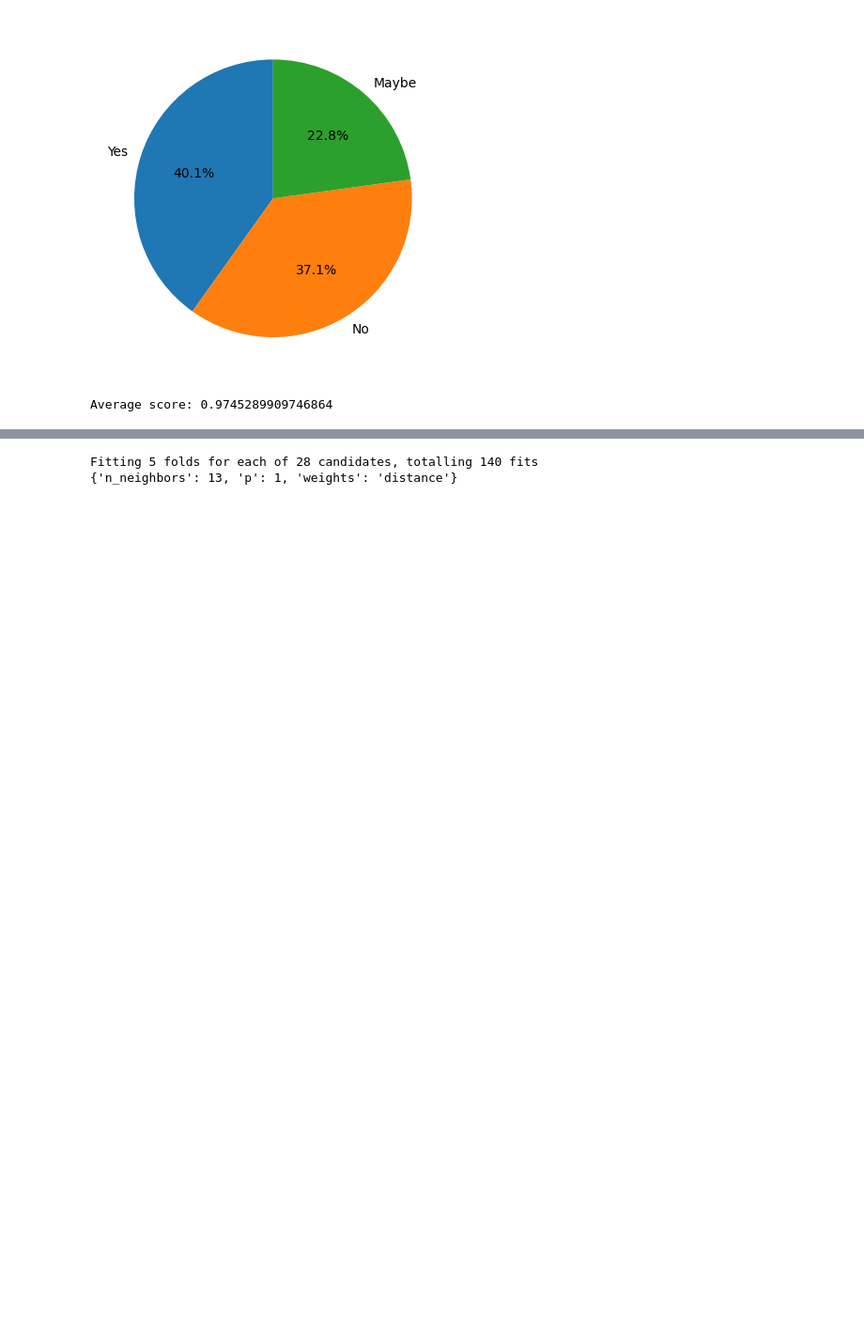
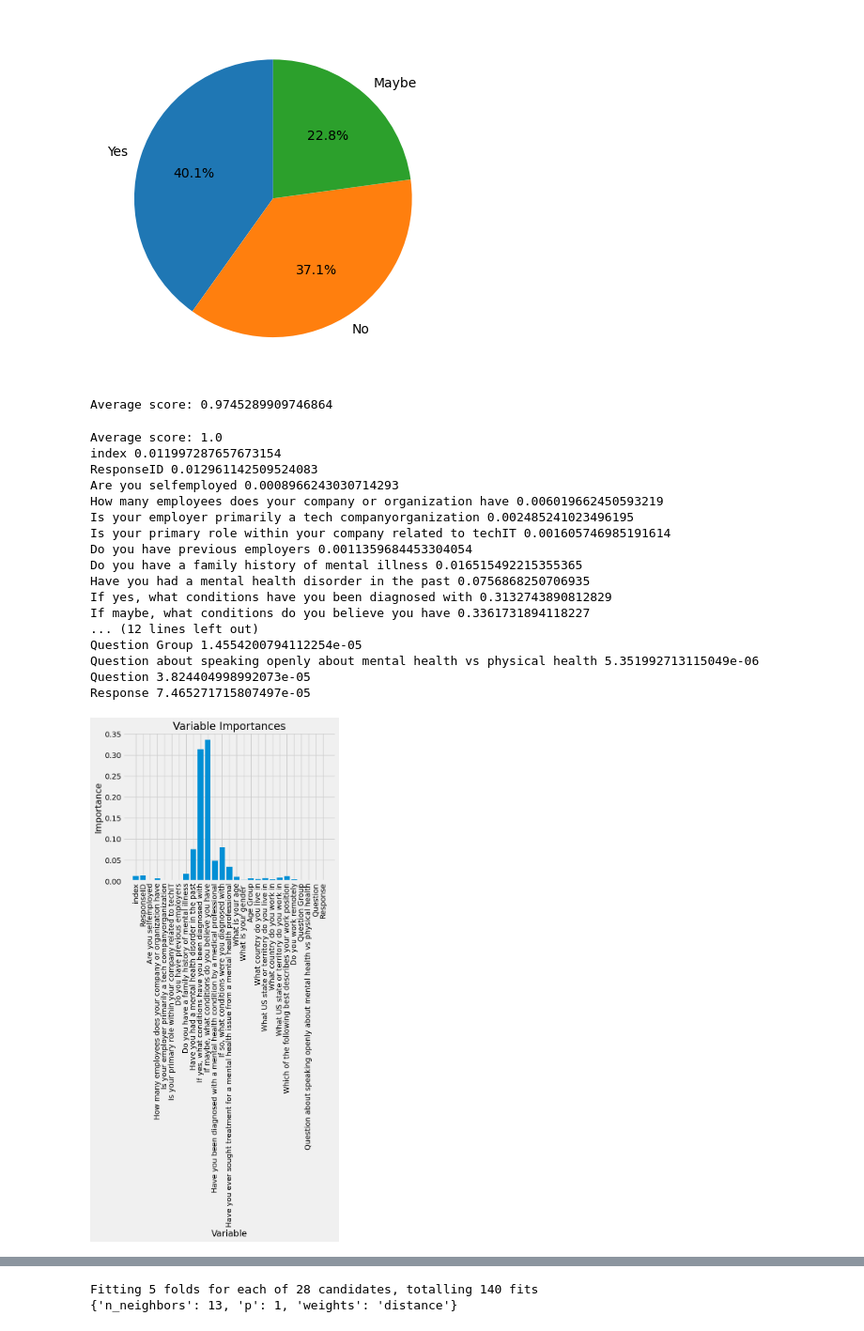
Before and after one commit to saarthak24/Four-Hot-Encodings, a Jupyter notebook: 4_hotties.ipynb, the cells around one changed output, grey strips where cells are left out. Shown at 94% size. Saved outputs shown, nothing was run; the diff lists cells and outputs as text; code cells hidden in the pictures; blank space fills up the shorter version.

```diff
--- a/4_hotties.ipynb
+++ b/4_hotties.ipynb
@@ -154,6 +162,68 @@ average_score = sum(scores) / len(scores)
 print("Average score:", average_score)
 # %% [output]
 Average score: 0.9745289909746864
+# %%
+# Import matplotlib for plotting and use magic command for Jupyter Notebooks
+import matplotlib.pyplot as plt
+%matplotlib inline
+# Set the style
+plt.style.use('fivethirtyeight')
+
+# Import Random Forest Classifier
+from sklearn.ensemble import RandomForestClassifier
+
+#prepare feature and target variables
+y = df["Do you currently have a mental health disorder"]
+X = df.drop(columns="Do you currently have a mental health disorder")
+
+#set up K-folds cross-validation
+kf = KFold(n_splits=10, shuffle=True, random_state=4)
+
+#train and evaluate the Random Forest Classifier
+rfc = RandomForestClassifier(n_estimators=100, random_state=4)
+scores = []
+for train_index, test_index in kf.split(X):
+    X_train, X_test = X.iloc[train_index], X.iloc[test_index]
+    y_train, y_test = y.iloc[train_index], y.iloc[test_index]
+
+    #fit the random forest classifier
+    rfc.fit(X_train, y_train)
+    score = rfc.score(X_test, y_test)
+    scores.append(score)
+
+#calculate the average performance of the classifier
+average_score = sum(scores) / len(scores)
+print("Average score:", average_score)
+
+#print feature importances of the model
+importances = rfc.feature_importances_
+for feature, importance in zip(X.columns, importances):
+    print(feature, importance)
+
+#plot feature importances using a bar chart
+x_values = list(range(len(importances)))
+plt.bar(x_values, importances, orientation='vertical')
+plt.xticks(x_values, X.columns, rotation='vertical')
+plt.ylabel('Importance'); plt.xlabel('Variable'); plt.title('Variable Importances');
+# %% [output]
+Average score: 1.0
+index 0.011997287657673154
+ResponseID 0.012961142509524083
+Are you selfemployed 0.0008966243030714293
+How many employees does your company or organization have 0.006019662450593219
+Is your employer primarily a tech companyorganization 0.002485241023496195
+Is your primary role within your company related to techIT 0.001605746985191614
+Do you have previous employers 0.0011359684453304054
+Do you have a family history of mental illness 0.016515492215355365
+Have you had a mental health disorder in the past 0.0756868250706935
+If yes, what conditions have you been diagnosed with 0.3132743890812829
+If maybe, what conditions do you believe you have 0.3361731894118227
+... (12 lines left out)
+Question Group 1.4554200794112254e-05
+Question about speaking openly about mental health vs physical health 5.351992713115049e-06
+Question 3.824404998992073e-05
+Response 7.465271715807497e-05
+[figure, added]
 # %%
 import pandas as pd
 import numpy as np
```
Also changed, not shown: parts of 16 cells of this notebook.
